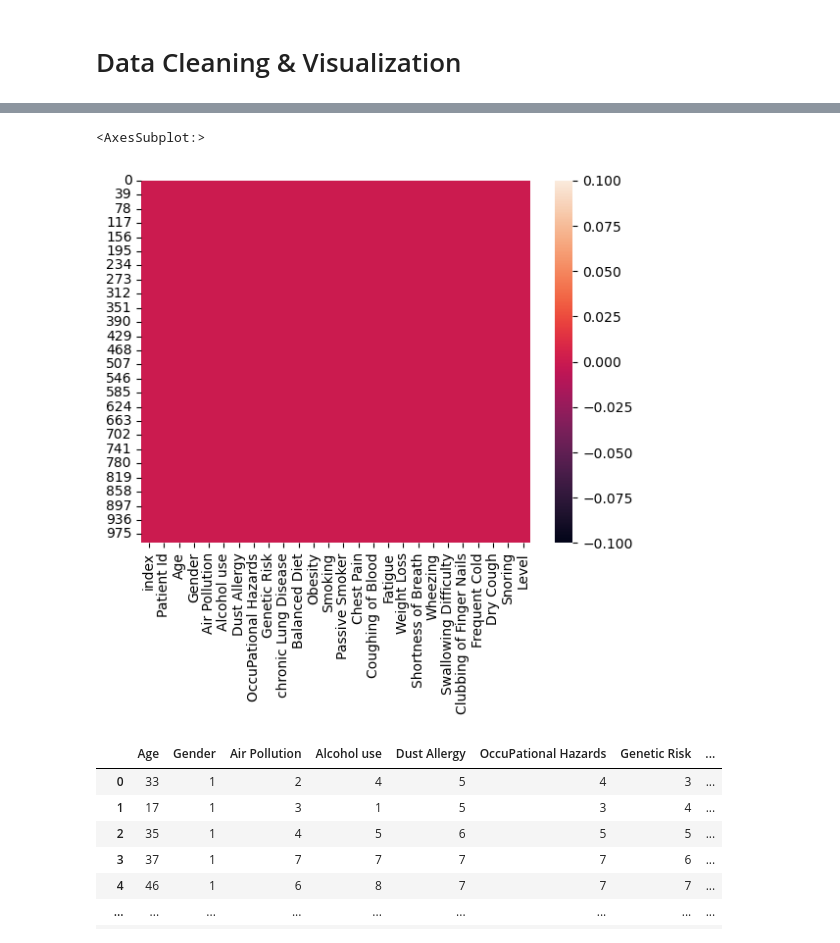
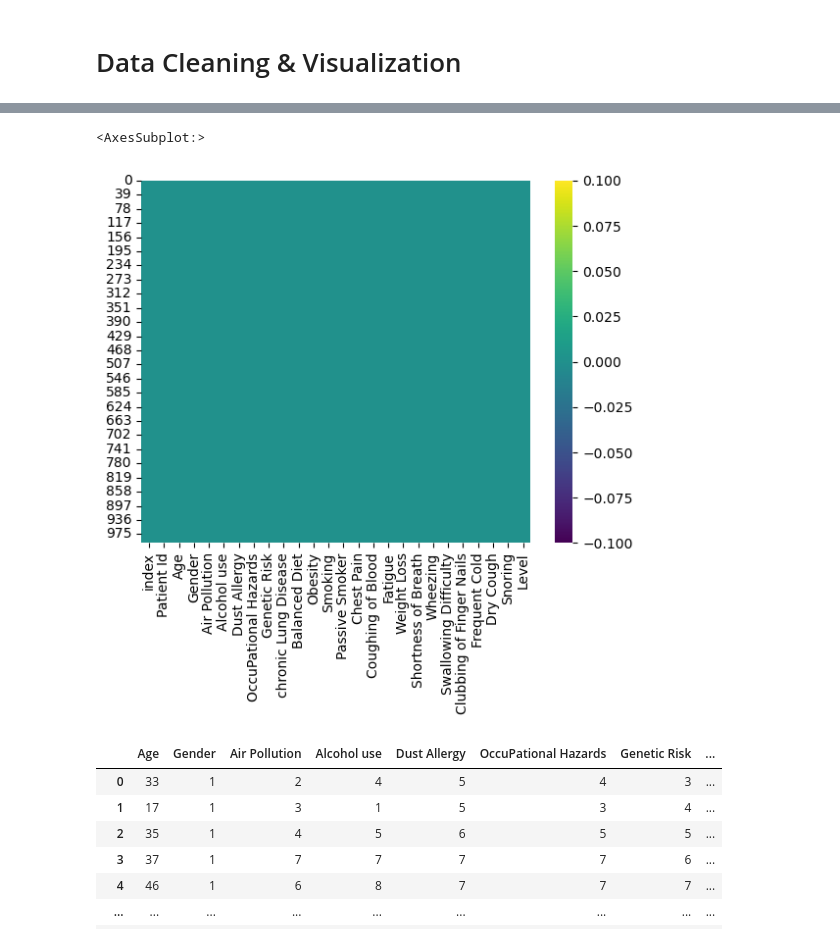
Before and after one commit to Subhajeet-Das/Lung-Cancer-Chance-Detection, a Jupyter notebook: lung-cancer-prediction.ipynb, the cells around one changed output, grey strips where cells are left out. Cells and saved outputs as stored; diff of their text form; code cells hidden in the pictures.

```diff
--- a/lung-cancer-prediction.ipynb
+++ b/lung-cancer-prediction.ipynb
@@ -87,10 +87,10 @@ Snoring                     0
 Level                       0
 dtype: int64
 # %%
-sns.heatmap(df.isnull())
+sns.heatmap(df.isnull(), cmap = 'viridis')
 # %% [output]
 <AxesSubplot:>
-[figure, old version]
+[figure, new version]
 # %%
 df.drop(columns=['index', 'Patient Id'], axis=1, inplace=True)
 df
```
Also changed, not shown: parts of 10 cells of this notebook.
